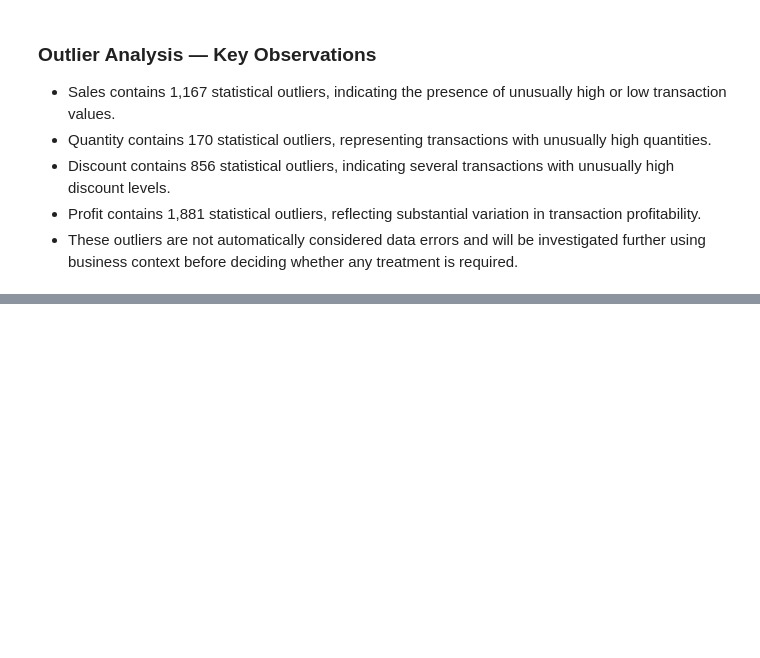
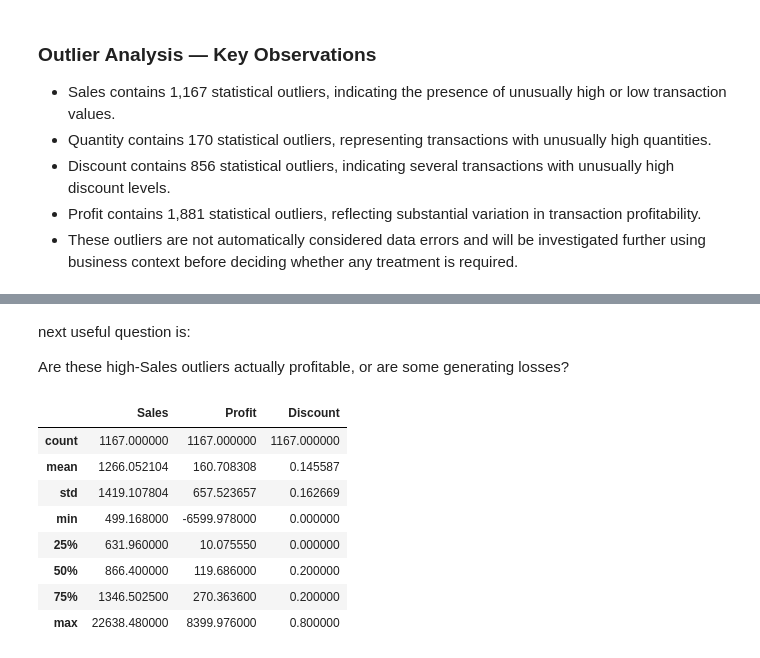
Before and after one commit to RaunakRana14/End-to-End-Retail-Data-Analysis, a Jupyter notebook: Superstore_Analysis.ipynb, the cells around one changed output, grey strips where cells are left out. Saved outputs shown, nothing was run; the diff lists cells and outputs as text; code cells hidden in the pictures; blank space fills up the shorter version.

```diff
--- a/Superstore_Analysis.ipynb
+++ b/Superstore_Analysis.ipynb
@@ -197,0 +286,16 @@ Profit: 1881 outliers
+# %% [markdown]
+next useful question is:
+
+Are these high-Sales outliers actually profitable, or are some generating losses?
+# %%
+sales_outliers[['Sales', 'Profit', 'Discount']].describe()
+# %% [output]
+|  | Sales | Profit | Discount |
+| count | 1167.000000 | 1167.000000 | 1167.000000 |
+| mean | 1266.052104 | 160.708308 | 0.145587 |
+| std | 1419.107804 | 657.523657 | 0.162669 |
+| min | 499.168000 | -6599.978000 | 0.000000 |
+| 25% | 631.960000 | 10.075550 | 0.000000 |
+| 50% | 866.400000 | 119.686000 | 0.200000 |
+| 75% | 1346.502500 | 270.363600 | 0.200000 |
+| max | 22638.480000 | 8399.976000 | 0.800000 |
```
Also changed, not shown: parts of 29 cells of this notebook.
